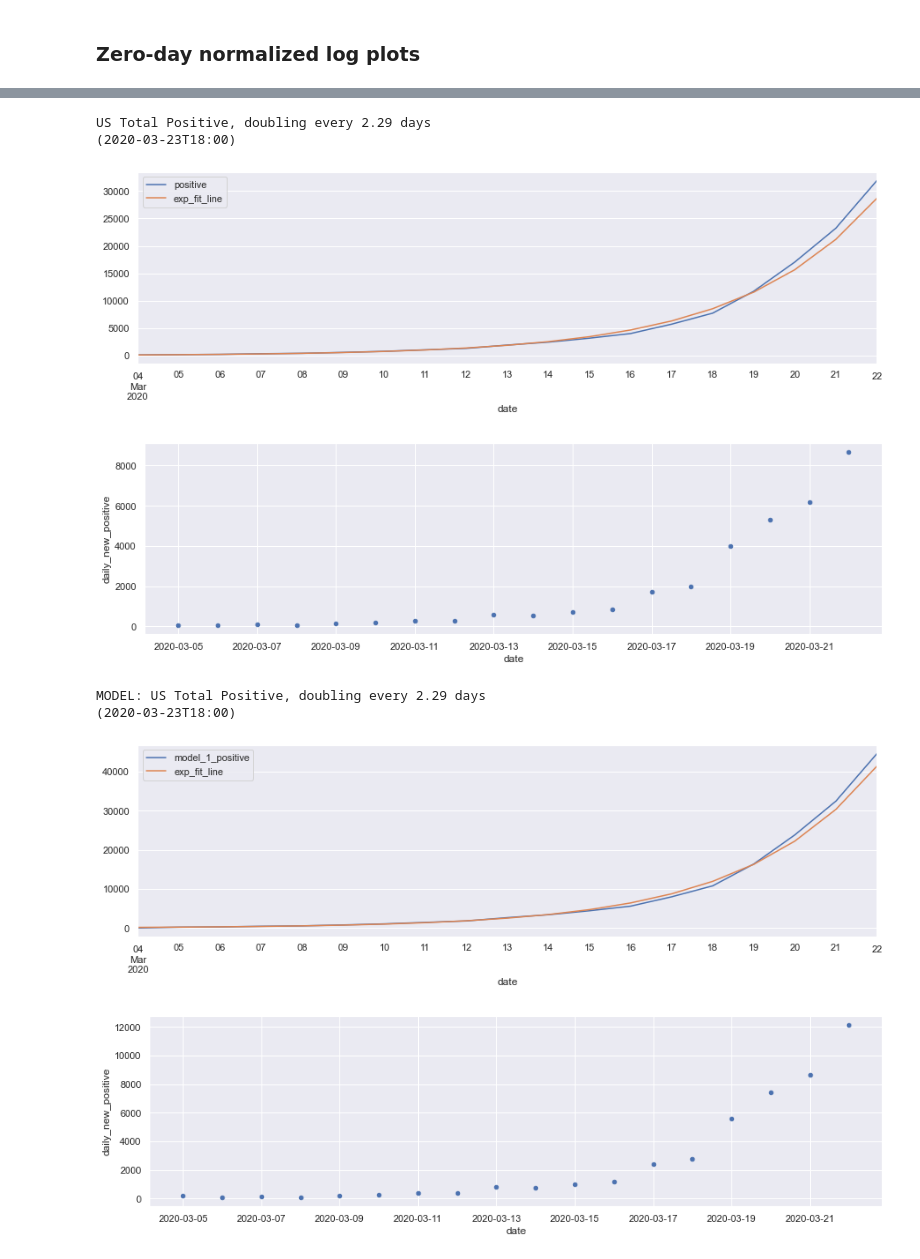
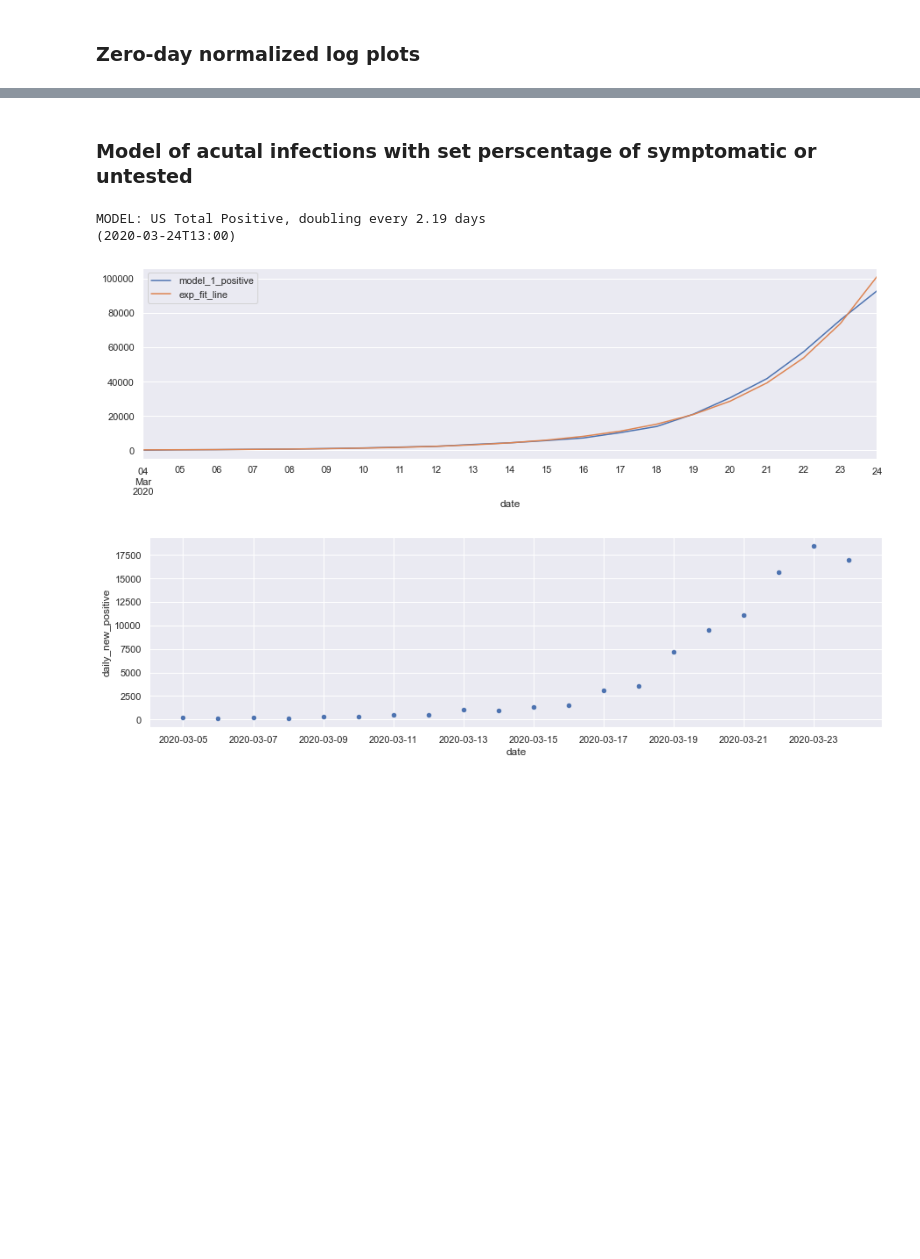
Before and after one commit to DrSkippy/2020covid19, a Jupyter notebook: comparisons.ipynb, the cells around one changed output, grey strips where cells are left out. Drawn from its saved outputs; the diff is of its cells as text; code cells hidden in the pictures; blank space fills up the shorter version.

```diff
--- a/comparisons.ipynb
+++ b/comparisons.ipynb
@@ -43,0 +51,5 @@ max    61401.000000   55.000000
+# %%
+!ls ~/data/
+# gets thte latest file names
+recent = ! ls -drt ~/data/* | tail -n 2
+print("Latest files are:\n\t{}\n\t{}".format(*recent))
@@ -43,0 +64,3 @@ max    61401.000000   55.000000
+# %%
+df, states_in_order = get_dataset_df_from_file(recent)
+df.head()
@@ -75,0 +109,9 @@ plt.show()
+# %%
+last_n_days = 14
+dfa, dt, lud = get_state_doubling_df(df, "*", use_last_n_days=last_n_days)
+lu = str(lud)[:16]
+print("US Total Positive, doubling every {:.3} days\n  as of {}".format(dt, lu))
+print("  based on last {} days of data".format(last_n_days))
+dfa.plot(x="date", y=["positive", "exp_fit_line"], figsize=[15,4])
+dfa.plot.scatter(x="date", y="daily_new_positive", figsize=[15,4])
+plt.show()
@@ -76,24 +124,16 @@ plt.show()
+# %% [markdown]
+### Model of acutal infections with set perscentage of symptomatic or untested
 # %%
-dfa, dt, lud = get_state_doubling_df(df, "*")
-lu = str(lud)[:16]
-print("US Total Positive, doubling every {:.3} days\n({})".format(dt, lu))
-dfa.plot(x="date", y=["positive", "exp_fit_line"], figsize=[15,4])
-dfa.plot.scatter(x="date", y="daily_new_positive", figsize=[15,4])
-plt.show()
-# model
+# model of acutals
 dfm = model_1_actual_infections(dfa, "*")
 dfma, dtm, _ = get_state_doubling_df(dfm, "*", pos_key="model_1_positive")
 dfma.plot(x="date", y=["model_1_positive", "exp_fit_line"], figsize=[15,4])
 lu = str(lud)[:16]
-print("MODEL: US Total Positive, doubling every {:.3} days\n({})".format(dt, lu))
+print("MODEL: US Total Positive, doubling every {:.3} days\n({})".format(dtm, lu))
 dfma.plot.scatter(x="date", y="daily_new_positive", figsize=[15,4])
 plt.show()
 # %% [output]
-US Total Positive, doubling every 2.29 days
-(2020-03-23T18:00)
+MODEL: US Total Positive, doubling every 2.19 days
+(2020-03-24T13:00)
-[figure, old version]
+[figure, new version]
-[figure, old version]
+[figure, new version]
-MODEL: US Total Positive, doubling every 2.29 days
-(2020-03-23T18:00)
-[figure, removed]
-[figure, removed]
```
Also changed, not shown: parts of 19 cells of this notebook, 2 other files.
